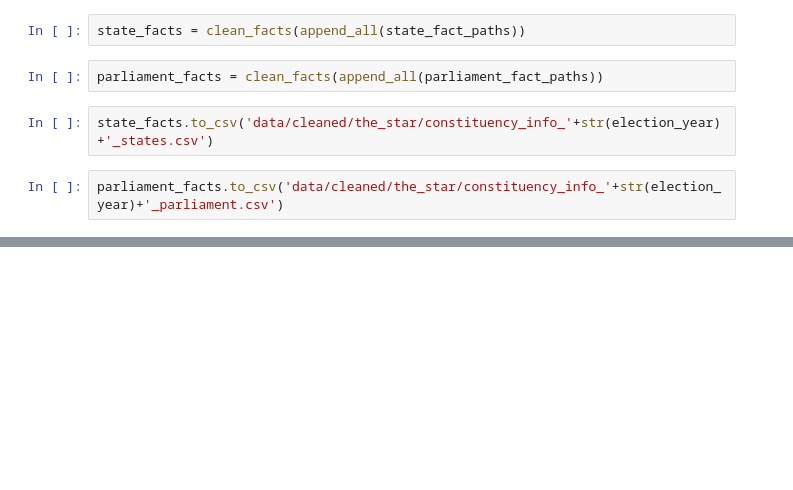
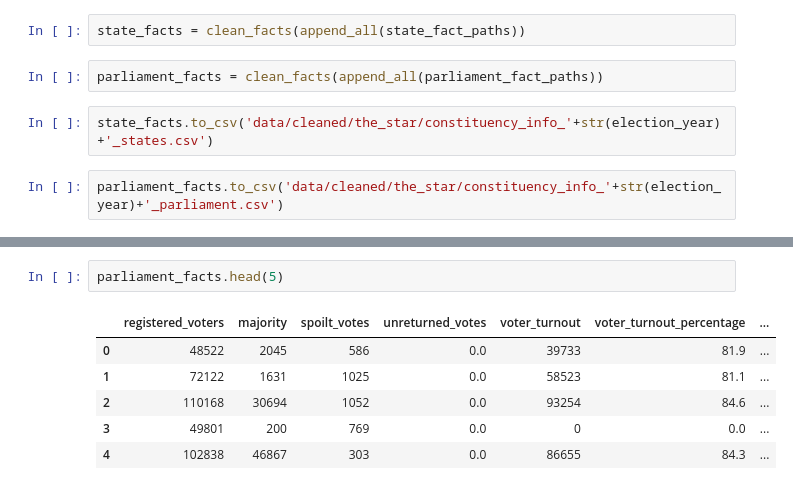
Before and after one commit to Thibico/malaysia-election-data-scraping, a Jupyter notebook: wrangling_and_cleaning_The_Star_2018.ipynb, the cells around one changed output, grey strips where cells are left out. Cells and saved outputs as stored; diff of their text form; blank space fills up the shorter version.

```diff
--- a/wrangling_and_cleaning_The_Star_2018.ipynb
+++ b/wrangling_and_cleaning_The_Star_2018.ipynb
@@ -254,0 +369,9 @@ parliament_facts.to_csv('data/cleaned/the_star/constituency_info_'+str(election_
+# %%
+parliament_facts.head(5)
+# %% [output]
+|  | registered_voters | majority | spoilt_votes | unreturned_votes | voter_turnout | voter_turnout_percentage | ... |
+| 0 | 48522 | 2045 | 586 | 0.0 | 39733 | 81.9 | ... |
+| 1 | 72122 | 1631 | 1025 | 0.0 | 58523 | 81.1 | ... |
+| 2 | 110168 | 30694 | 1052 | 0.0 | 93254 | 84.6 | ... |
+| 3 | 49801 | 200 | 769 | 0.0 | 0 | 0.0 | ... |
+| 4 | 102838 | 46867 | 303 | 0.0 | 86655 | 84.3 | ... |
```
Also changed, not shown: parts of 21 cells of this notebook, 12 other files.
